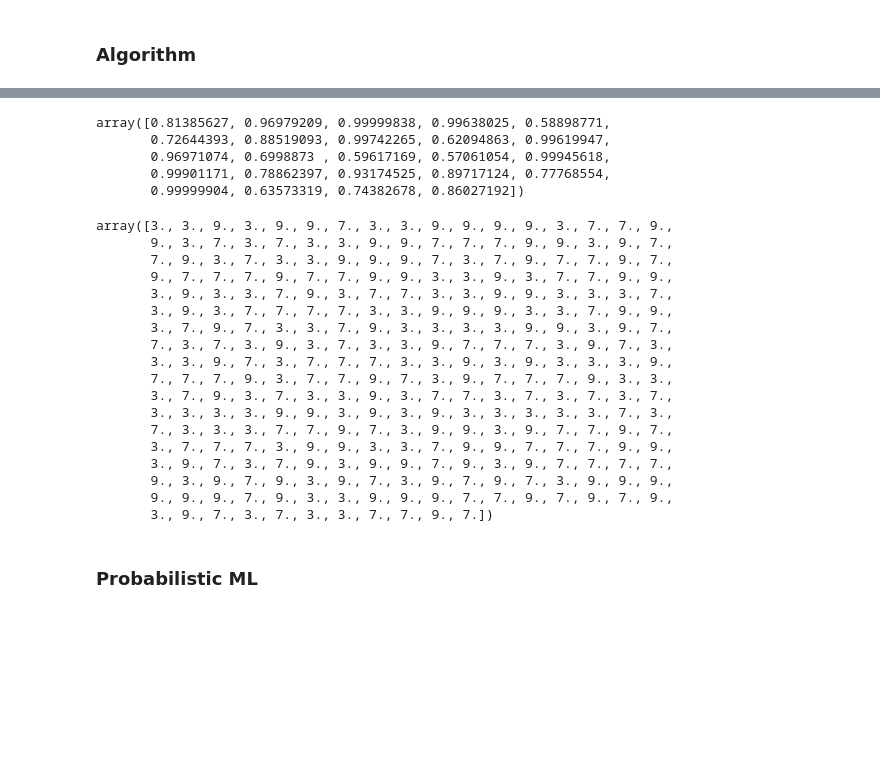
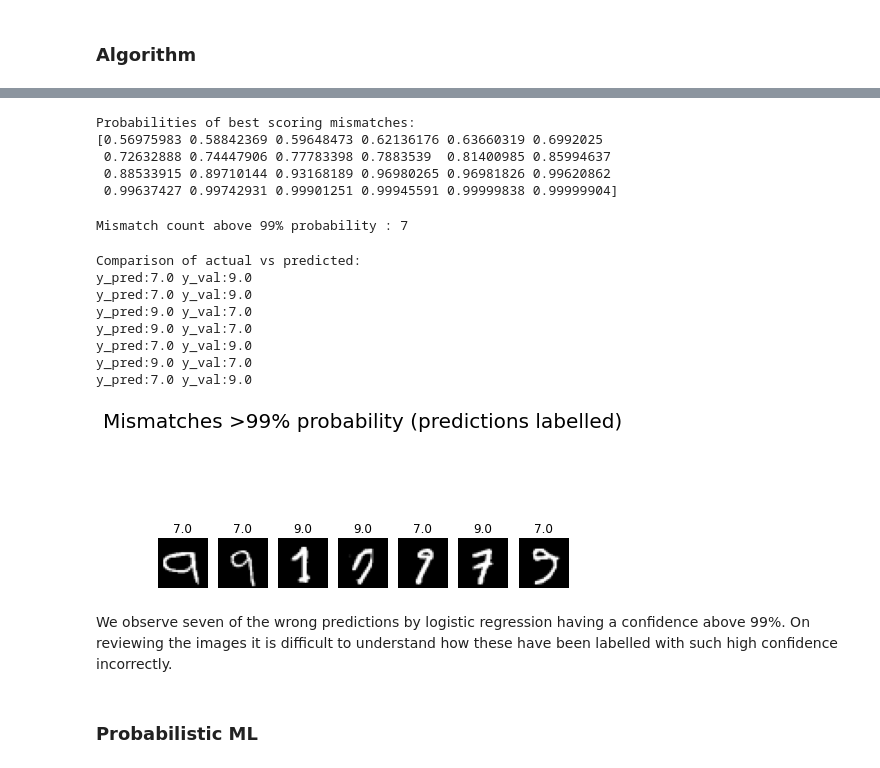
Before and after one commit to darrendefaoite/ET5003_SEM1_2021-2, a Jupyter notebook: Week-1/Etivity1.2.ipynb, the cells around one changed output, grey strips where cells are left out. Cells and saved outputs as stored; diff of their text form; code cells hidden in the pictures; blank space fills up the shorter version.

Commit message:
included view on wrongly predicted logistic regression numbers

```diff
--- a/Week-1/Etivity1.2.ipynb
+++ b/Week-1/Etivity1.2.ipynb
@@ -369,33 +372,51 @@ array([0.52776913, 0.53647269, 0.56968493, 0.58897822, 0.59697946,
 # %%
 # probability of general-recipe logistic regression in wrong instances
-prob_classmax[y_pred_logi!=y_val]
+highest_prob_mismatches = np.sort(prob_classmax[y_val!=y_pred_logi])
+print(f"Probabilities of best scoring mismatches:\n{highest_prob_mismatches}")
 # %% [output]
-array([0.81385627, 0.96979209, 0.99999838, 0.99638025, 0.58898771,
-       0.72644393, 0.88519093, 0.99742265, 0.62094863, 0.99619947,
-       0.96971074, 0.6998873 , 0.59617169, 0.57061054, 0.99945618,
-       0.99901171, 0.78862397, 0.93174525, 0.89717124, 0.77768554,
-       0.99999904, 0.63573319, 0.74382678, 0.86027192])
+Probabilities of best scoring mismatches:
+[0.56975983 0.58842369 0.59648473 0.62136176 0.63660319 0.6992025
+ 0.72632888 0.74447906 0.77783398 0.7883539  0.81400985 0.85994637
+ 0.88533915 0.89710144 0.93168189 0.96980265 0.96981826 0.99620862
+ 0.99637427 0.99742931 0.99901251 0.99945591 0.99999838 0.99999904]
-# %%
-np.array(y_pred_logi)
-# %% [output]
-array([3., 3., 9., 3., 9., 9., 7., 3., 3., 9., 9., 9., 9., 3., 7., 7., 9.,
-       9., 3., 7., 3., 7., 3., 3., 9., 9., 7., 7., 7., 9., 9., 3., 9., 7.,
-       7., 9., 3., 7., 3., 3., 9., 9., 9., 7., 3., 7., 9., 7., 7., 9., 7.,
-       9., 7., 7., 7., 9., 7., 7., 9., 9., 3., 3., 9., 3., 7., 7., 9., 9.,
-       3., 9., 3., 3., 7., 9., 3., 7., 7., 3., 3., 9., 9., 3., 3., 3., 7.,
-       3., 9., 3., 7., 7., 7., 7., 3., 3., 9., 9., 9., 3., 3., 7., 9., 9.,
-       3., 7., 9., 7., 3., 3., 7., 9., 3., 3., 3., 3., 9., 9., 3., 9., 7.,
-       7., 3., 7., 3., 9., 3., 7., 3., 3., 9., 7., 7., 7., 3., 9., 7., 3.,
-       3., 3., 9., 7., 3., 7., 7., 7., 3., 3., 9., 3., 9., 3., 3., 3., 9.,
-       7., 7., 7., 9., 3., 7., 7., 9., 7., 3., 9., 7., 7., 7., 9., 3., 3.,
-       3., 7., 9., 3., 7., 3., 3., 9., 3., 7., 7., 3., 7., 3., 7., 3., 7.,
-       3., 3., 3., 3., 9., 9., 3., 9., 3., 9., 3., 3., 3., 3., 3., 7., 3.,
-       7., 3., 3., 3., 7., 7., 9., 7., 3., 9., 9., 3., 9., 7., 7., 9., 7.,
-       3., 7., 7., 7., 3., 9., 9., 3., 3., 7., 9., 9., 7., 7., 7., 9., 9.,
-       3., 9., 7., 3., 7., 9., 3., 9., 9., 7., 9., 3., 9., 7., 7., 7., 7.,
-       9., 3., 9., 7., 9., 3., 9., 7., 3., 9., 7., 9., 7., 3., 9., 9., 9.,
-       9., 9., 9., 7., 9., 3., 3., 9., 9., 9., 7., 7., 9., 7., 9., 7., 9.,
-       3., 9., 7., 3., 7., 3., 3., 7., 7., 9., 7.])
+# %%
+mismatch_indices_gt_99 = np.intersect1d(np.where(y_val!=y_pred_logi), np.where(prob_classmax > 0.99))
+print(f"Mismatch count above 99% probability : {len(mismatch_indices_gt_99)}")
+# %% [output]
+Mismatch count above 99% probability : 7
+# %%
+# Display mismatches above 99% probability
+display_cnt = len(mismatch_indices_gt_99)
+
+X_valv_mismatches = []
+y_val_mismatches = []
+y_pred_mismatches = []
+compare = 'Comparison of actual vs predicted: \n'
+for idx in mismatch_indices_gt_99:
+    X_valv_mismatches.append(X_valv[idx])
+    y_val_mismatches.append(y_val[idx])
+    y_pred_mismatches.append(y_pred_logi[idx])
+    compare += "y_pred:"+str(y_pred_logi[idx])+" y_val:"+str(y_val[idx])+"\n"
+
+X_valv_mismatches = np.array(X_valv_mismatches)
+y_val_mismatches = np.array(y_val_mismatches)
+y_pred_mismatches = np.array(y_pred_mismatches)
+
+print(compare)
+plot_example(X=X_valv_mismatches, y=y_pred_mismatches,
+             n=display_cnt, plot_title="Mismatches >99% probability (predictions labelled)")
+# %% [output]
+Comparison of actual vs predicted:
+y_pred:7.0 y_val:9.0
+y_pred:7.0 y_val:9.0
+y_pred:9.0 y_val:7.0
+y_pred:9.0 y_val:7.0
+y_pred:7.0 y_val:9.0
+y_pred:9.0 y_val:7.0
+y_pred:7.0 y_val:9.0
+[figure, added]
+# %% [markdown]
+We observe seven of the wrong predictions by logistic regression having a confidence above 99%. On reviewing the images it is difficult to understand how these have been labelled with such high confidence incorrectly.
 # %% [markdown]
 ### Probabilistic ML
 # %%
```
Also changed, not shown: parts of 5 cells of this notebook.
